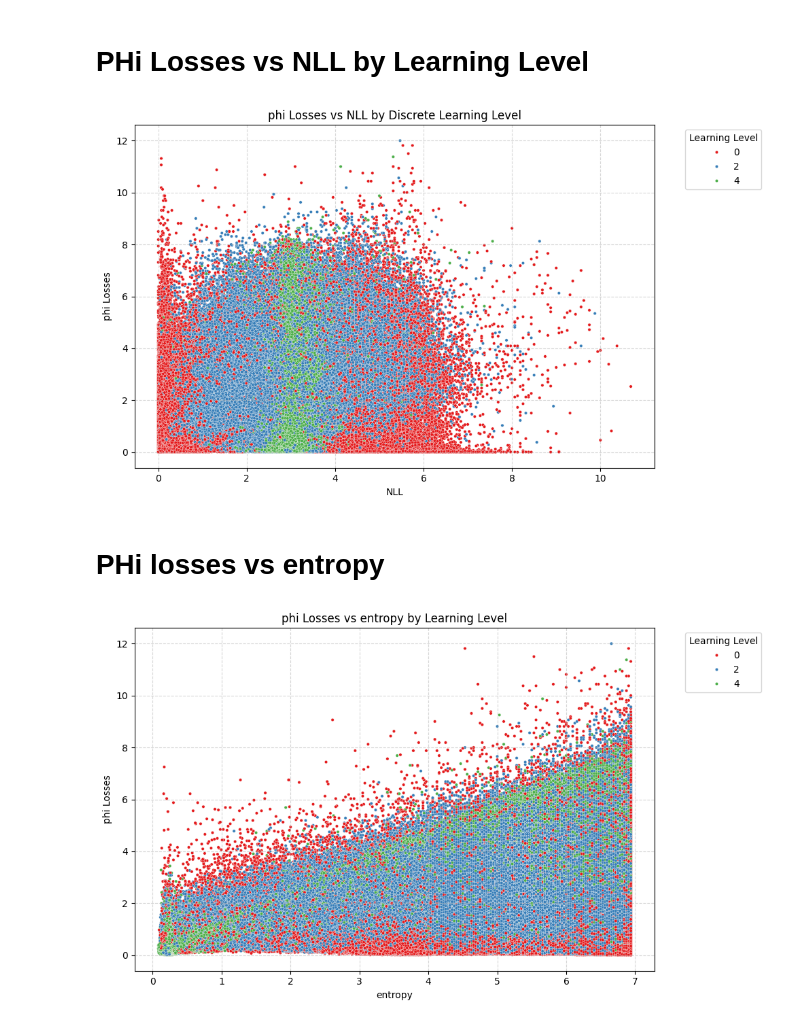
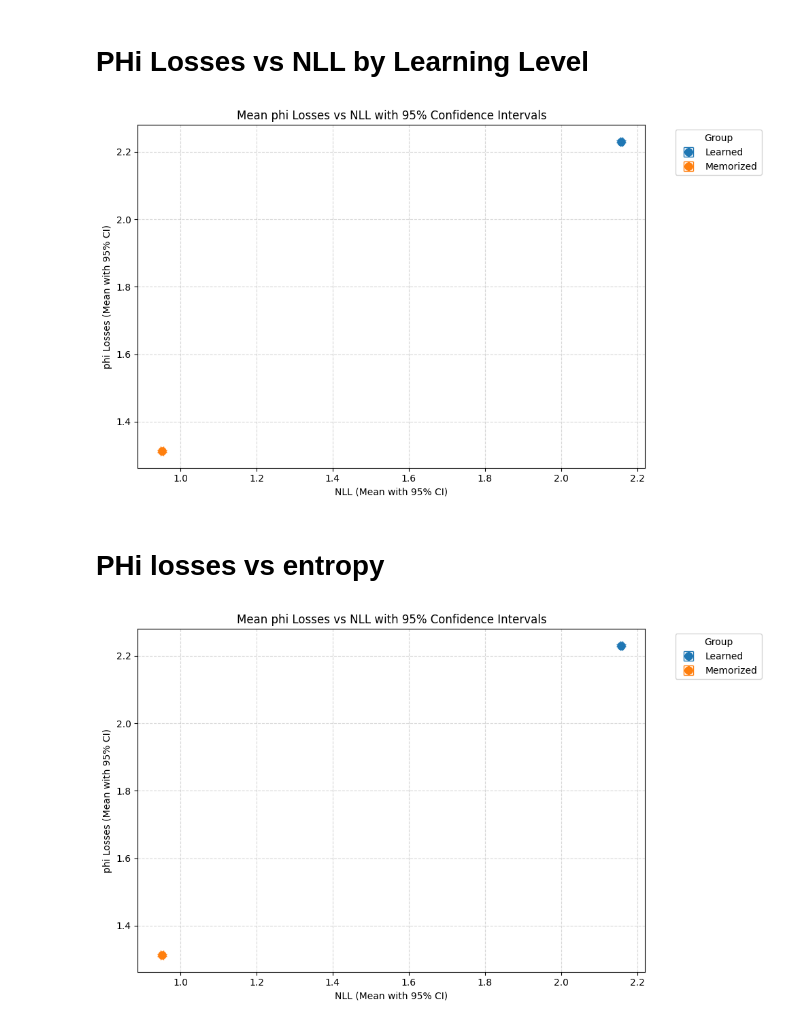
Before and after one commit to suurajroshan/predicting-hidden-states, a Jupyter notebook: predicting_hidden_states/notebooks/entropy-memorized-vs-learned-sequences-gumbel-train-static-prior.ipynb, the cells around one changed output. Cells and saved outputs as stored; diff of their text form; code cells hidden in the pictures.

```diff
--- a/predicting_hidden_states/notebooks/entropy-memorized-vs-learned-sequences-gumbel-train-static-prior.ipynb
+++ b/predicting_hidden_states/notebooks/entropy-memorized-vs-learned-sequences-gumbel-train-static-prior.ipynb
@@ -27,9 +27,9 @@ cfg_tokenizer = cfg.tokenizer
 tokenizer = config.instantiate(cfg.tokenizer)
 # %%
 base_dir = '/home/woody/iwbi/iwbi106h/suuraj/models/self-prediction-models'
-model_path = 'learning_levels_sweep_icaadxwm'
+model_path = 'learning_levels_sweep_e2plgabg'
 
-included_levels = [0, 2, 4]
+included_levels = [0, 2]
 num_datapoints = 1000
 batch_size = 8
 
@@ -409,40 +428,70 @@ group_map = {
 }
 df_filtered['fused_group'] = df_filtered['learning_level'].map(group_map)
 stats = df_filtered.groupby('fused_group').agg({
-    'phi_losses': ['mean', 'std'],
-    'nll': ['mean', 'std'],
-    'entropy': ['mean','std'],
-    'latent_loss': ['mean', 'std'],
+    'phi_losses': ['mean', 'std', 'count'],
+    'nll': ['mean', 'std', 'count'],
+    'entropy': ['mean', 'std', 'count'],
+    'latent_loss' : ['mean', 'std', 'count'],
 }).reset_index()
-stats.columns = ['group', 'phi_mean', 'phi_std', 'nll_mean', 'nll_std', 'entropy_mean', 'entropy_std', 'latent_loss_mean', 'latent_loss_std']
+stats.columns = [
+    'group',
+    'phi_mean', 'phi_std', 'phi_count',
+    'nll_mean', 'nll_std', 'nll_count',
+    'entropy_mean', 'entropy_std', 'entropy_count',
+    'latent_loss_mean', 'latent_loss_std', 'latent_loss_count',
+]
+stats['phi_ci95'] = 1.96 * (stats['phi_std'] / np.sqrt(stats['phi_count']))
+stats['nll_ci95'] = 1.96 * (stats['nll_std'] / np.sqrt(stats['nll_count']))
+stats['entropy_ci95'] = 1.96 * (stats['entropy_std'] / np.sqrt(stats['entropy_count']))
+stats['latent_loss_ci95'] = 1.96 * (stats['latent_loss_std'] / np.sqrt(stats['latent_loss_count']))
 
 plt.figure(figsize=(10, 6))
-sns.scatterplot(data=df_filtered, x='nll', y='phi_losses', hue='learning_level', palette='Set1', s=10)
-
-plt.xlabel('NLL')
-plt.ylabel('phi Losses')
-plt.title('phi Losses vs NLL by Discrete Learning Level')
-plt.legend(title='Learning Level', bbox_to_anchor=(1.05, 1), loc='upper left')
+for i, row in stats.iterrows():
+    plt.errorbar(
+        x=row['nll_mean'],
+        y=row['phi_mean'],
+        xerr=row['nll_ci95'],  # Use calculated CI for X
+        yerr=row['phi_ci95'],  # Use calculated CI for Y
+        fmt='o',
+        capsize=5,
+        label=row['group'],
+        markersize=8,
+        elinewidth=2
+    )
+plt.xlabel('NLL (Mean with 95% CI)')
+plt.ylabel('phi Losses (Mean with 95% CI)')
+plt.title('Mean phi Losses vs NLL with 95% Confidence Intervals')
+plt.legend(title='Group', bbox_to_anchor=(1.05, 1), loc='upper left')
 plt.grid(True, linestyle='--', alpha=0.5)
 plt.tight_layout()
 plt.show()
 # %% [output]
-[figure, old version]
+[figure, new version]
 # %% [markdown]
 # PHi losses vs entropy
 # %%
 plt.figure(figsize=(10, 6))
-sns.scatterplot(data=df_filtered, x='latent_loss', y='phi_losses', hue='learning_level', palette='Set1', s=10)
-
-plt.xlabel('entropy')
-plt.ylabel('PHi Losses')
-plt.title('PHi Losses vs Entropy by Learning Level')
-plt.legend(title='Learning Level', bbox_to_anchor=(1.05, 1), loc='upper left')
+for i, row in stats.iterrows():
+    plt.errorbar(
+        x=row['nll_mean'],
+        y=row['phi_mean'],
+        xerr=row['nll_ci95'],  # Use calculated CI for X
+        yerr=row['phi_ci95'],  # Use calculated CI for Y
+        fmt='o',
+        capsize=5,
+        label=row['group'],
+        markersize=8,
+        elinewidth=2
+    )
+plt.xlabel('NLL (Mean with 95% CI)')
+plt.ylabel('phi Losses (Mean with 95% CI)')
+plt.title('Mean phi Losses vs NLL with 95% Confidence Intervals')
+plt.legend(title='Group', bbox_to_anchor=(1.05, 1), loc='upper left')
 plt.grid(True, linestyle='--', alpha=0.5)
 plt.tight_layout()
 plt.show()
 # %% [output]
-[figure, old version]
+[figure, new version]
 # %%
 plt.figure(figsize=(10, 6))
 
```
Also changed, not shown: parts of 16 cells of this notebook, 9 other files.
